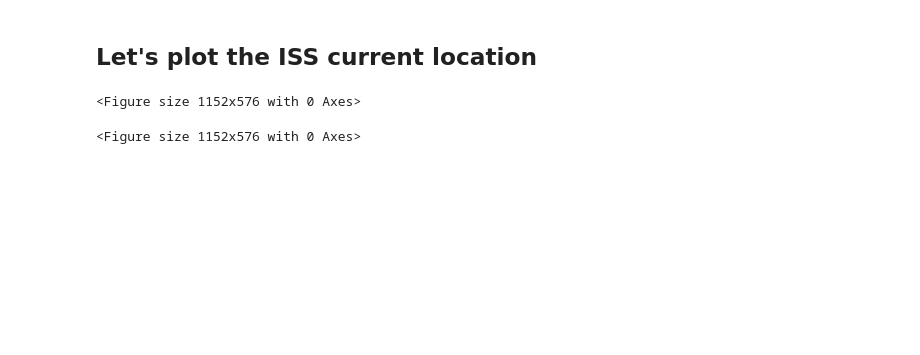
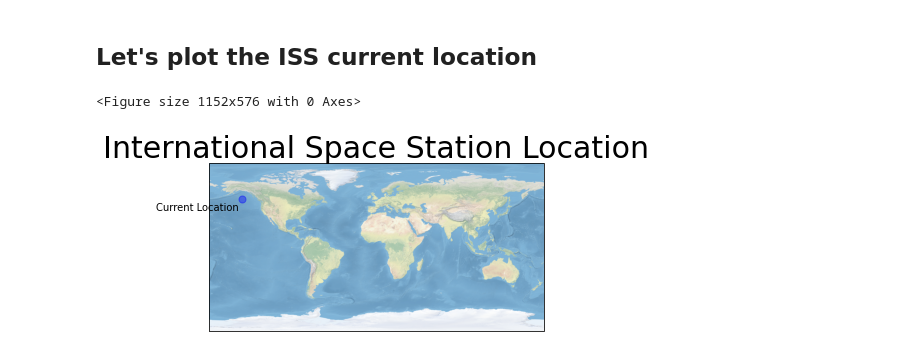
Before and after one commit to adnaneaabbar/tracking-the-international-space-station, a Jupyter notebook: iss.ipynb, the cells around one changed output. Drawn from its saved outputs; the diff is of its cells as text; code cells hidden in the pictures; blank space fills up the shorter version.

```diff
--- a/iss.ipynb
+++ b/iss.ipynb
@@ -60,10 +60,24 @@ location_df.head()
 #!apt-get install libgeos-dev
 #!pip install cython
 #!pip install cartopy
-import cartopy.crs as ccrs
-
-# Set the dimension of the figure
-plt.figure(figsize=(16, 8))
 # %% [output]
 <Figure size 1152x576 with 0 Axes>
-<Figure size 1152x576 with 0 Axes>
+# %%
+import cartopy.crs as ccrs
+
+ax = plt.axes(projection=ccrs.PlateCarree())
+ax.stock_img()
+
+lon = float(location['iss_position']['longitude'])
+lat = float(location['iss_position']['latitude'])
+
+plt.scatter(lon, lat, s=50, alpha=0.4, color='blue')
+
+plt.text(lon - 3, lat - 12, 'Current Location',
+         horizontalalignment='right',
+         transform=ccrs.Geodetic())
+
+plt.title('International Space Station Location' , fontsize=30)
+plt.show()
+# %% [output]
+[figure, added]
```
Also changed, not shown: parts of 20 cells of this notebook.
